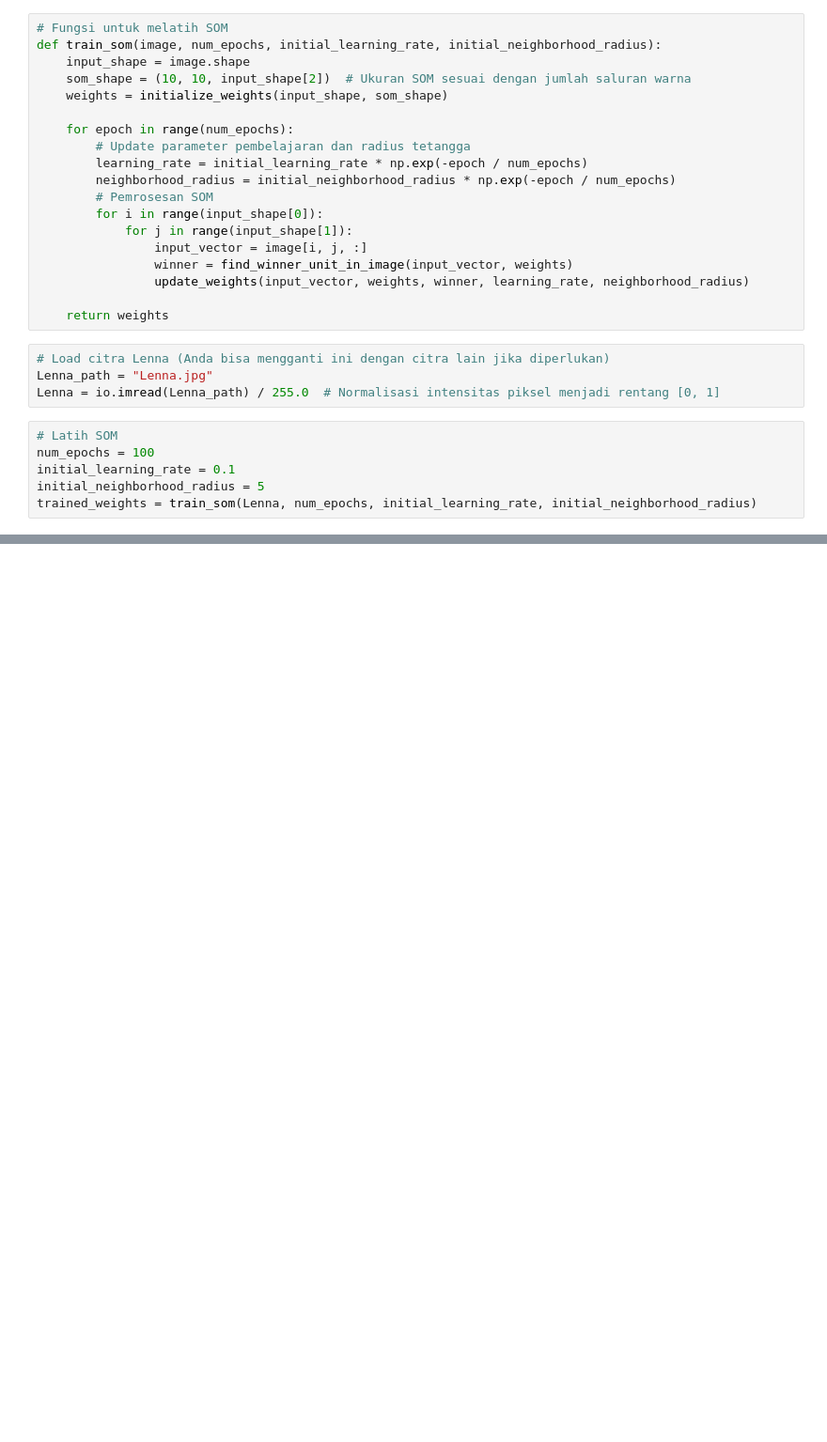
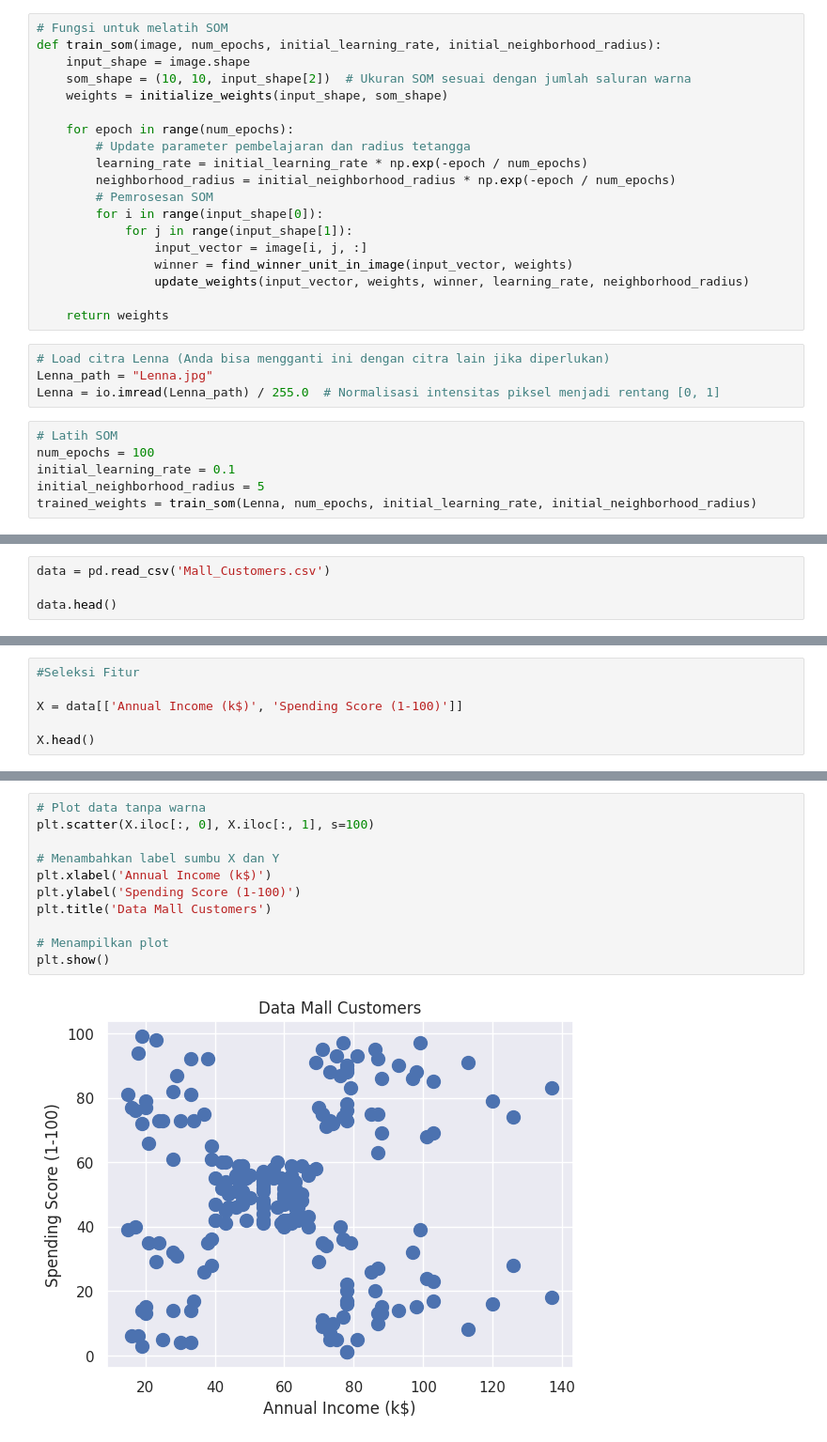
Before and after one commit to basithbahi/Pembelajaran-Mesin-2023, a Jupyter notebook: Week 07.ipynb, the cells around one changed output, grey strips where cells are left out. Shown at 94% size. Drawn from its saved outputs; the diff is of its cells as text; blank space fills up the shorter version.

```diff
--- a/Week 07.ipynb
+++ b/Week 07.ipynb
@@ -436,0 +437,4 @@ plt.show()
+# %%
+data = pd.read_csv('Mall_Customers.csv')
+
+data.head()
@@ -436,0 +452,6 @@ plt.show()
+# %%
+#Seleksi Fitur
+
+X = data[['Annual Income (k$)', 'Spending Score (1-100)']]
+
+X.head()
@@ -436,0 +465,13 @@ plt.show()
+# %%
+# Plot data tanpa warna
+plt.scatter(X.iloc[:, 0], X.iloc[:, 1], s=100)
+
+# Menambahkan label sumbu X dan Y
+plt.xlabel('Annual Income (k$)')
+plt.ylabel('Spending Score (1-100)')
+plt.title('Data Mall Customers')
+
+# Menampilkan plot
+plt.show()
+# %% [output]
+[figure, added]
```
Also changed, not shown: parts of 15 cells of this notebook.
